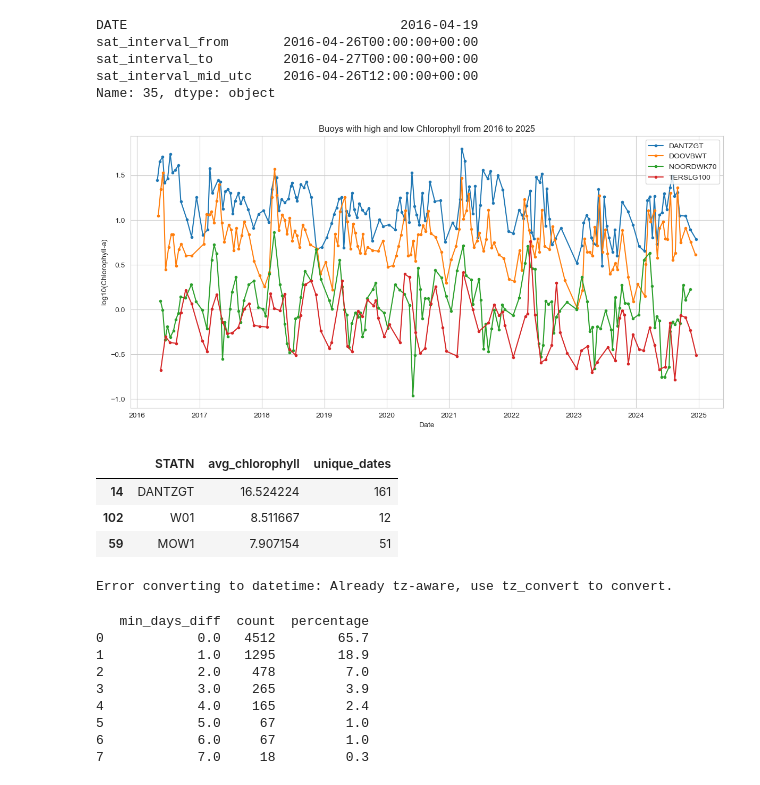
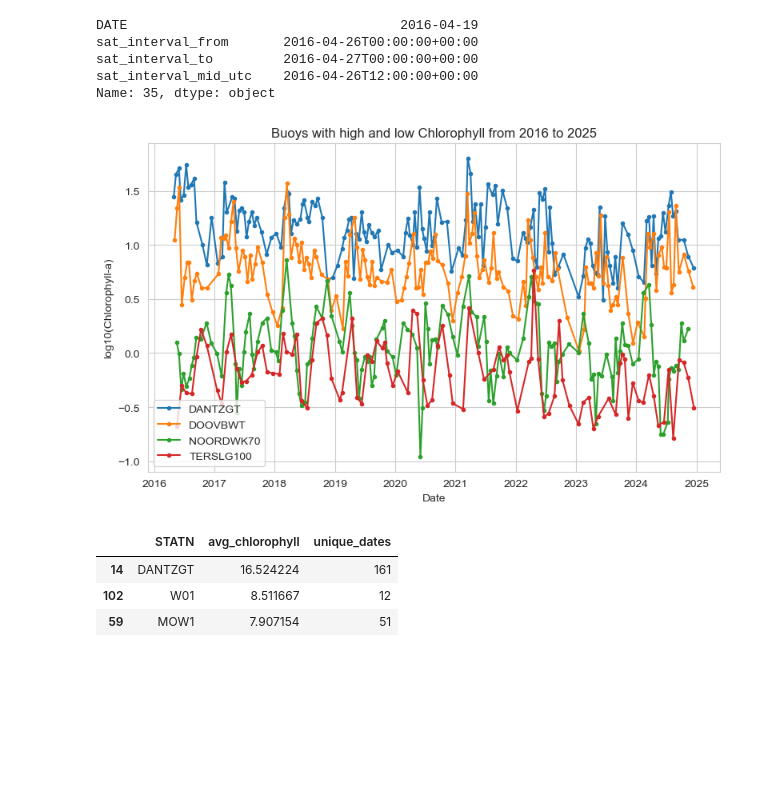
Before and after one commit to Luc1405/SSML, a Jupyter notebook: DataExploration.ipynb, the cells around one changed output. Drawn from its saved outputs; the diff is of its cells as text; code cells hidden in the pictures; blank space fills up the shorter version.

Commit message:
Update figures

```diff
--- a/DataExploration.ipynb
+++ b/DataExploration.ipynb
@@ -84,6 +84,29 @@ fig.tight_layout()
 plt.show()
 # %% [output]
 [figure]
+# %%
+# Used for QGIS
+
+# Round coordinates if needed (optional, to merge "almost same" points)
+df["lat_round"] = df["Latitude"].round(4)
+df["lon_round"] = df["Longitude"].round(4)
+
+# Take mean per location
+df_avg = (
+    df.groupby(["lat_round", "lon_round"], as_index=False)
+      .agg({"Value": "mean"})
+)
+
+df_avg["log_value"] = np.log10(df_avg["Value"])
+
+# Convert back to GeoDataFrame
+gdf = gpd.GeoDataFrame(
+    df_avg,
+    geometry=gpd.points_from_xy(df_avg["lon_round"], df_avg["lat_round"]),
+    crs="EPSG:4326"
+).to_crs(epsg=3857)
+
+gdf.to_file("chlorophyll_points.gpkg", driver="GPKG")
 # %%
 # Remove rows with missing coordinates or chlorophyll values
 df_map = df.dropna(subset=["Latitude", "Longitude", "Value"]).copy()
@@ -327,10 +344,6 @@ sat_interval_to         2016-04-27T00:00:00+00:00
 sat_interval_mid_utc    2016-04-26T12:00:00+00:00
 Name: 35, dtype: object
 # %%
-import pandas as pd
-import numpy as np
-import matplotlib.pyplot as plt
-
 # Ensure DATE is datetime and drop missing values
 df['DATE'] = pd.to_datetime(df['DATE'], errors='coerce')
 df = df.dropna(subset=['DATE', 'Value'])
@@ -344,33 +357,33 @@ high_avg_buoy2 = "DOOVBWT"
 low_avg_buoy = "NOORDWK70"
 low_avg_buoy2 = "TERSLG100"
 
 def average_per_date(df_buoy):
     # group by DATE and take median of Value_log if multiple measurements exist
     return df_buoy.groupby('DATE', as_index=False)['Value_log'].mean().sort_values('DATE')
 
 
 df_high = average_per_date(df[df['STATN'] == high_avg_buoy])
 df_high2 = average_per_date(df[df['STATN'] == high_avg_buoy2])
 df_low = average_per_date(df[df['STATN'] == low_avg_buoy])
 df_low2 = average_per_date(df[df['STATN'] == low_avg_buoy2])
 
 # Plot both
-fig, ax = plt.subplots(figsize=(12,6))
+fig, ax = plt.subplots(figsize=(8,5))
 
 ax.plot(df_high['DATE'], df_high['Value_log'], marker='.', linestyle='-', label=f'{high_avg_buoy}')
 ax.plot(df_high2['DATE'], df_high2['Value_log'], marker='.', linestyle='-', label=f'{high_avg_buoy2}')
 ax.plot(df_low['DATE'], df_low['Value_log'], marker='.', linestyle='-', label=f'{low_avg_buoy}')
 ax.plot(df_low2['DATE'], df_low2['Value_log'], marker='.', linestyle='-', label=f'{low_avg_buoy2}')
 
 ax.set_xlabel("Date")
 ax.set_ylabel("log10(Chlorophyll-a)")
 ax.set_title("Buoys with high and low Chlorophyll from 2016 to 2025")
 ax.legend()
 fig.tight_layout()
 
 # Save figure as PDF
 fig.savefig("output/high_low_avg_buoys.pdf", bbox_inches="tight")
 plt.show()
 # %% [output]
-[figure, old version]
+[figure, new version]
 # %%
@@ -394,9 +404,6 @@ summary_df.head(3)
 | 102 | W01 | 8.511667 | 12 |
 | 59 | MOW1 | 7.907154 | 51 |
 # %%
-import pandas as pd
-import numpy as np
-
 # ensure all are datetime
 try:
     df['DATE'] = pd.to_datetime(df['DATE'], errors='coerce').dt.tz_localize('UTC')
@@ -406,36 +413,3 @@ try:
 except Exception as e:
     # You cant rerun this cell
     print("Error converting to datetime:", e)
-# %% [output]
-Error converting to datetime: Already tz-aware, use tz_convert to convert.
-# %%
-import pandas as pd
-import numpy as np
-
-# drop missing values
-df = df.dropna(subset=['DATE', 'Value', 'sat_interval_from', 'sat_interval_to'])
-
-# Compute differences in days
-df['days_from'] = (df['sat_interval_from'] - df['DATE']).dt.total_seconds() / (24*3600)
-df['days_to']   = (df['sat_interval_to'] - df['DATE']).dt.total_seconds() / (24*3600)
-df['min_days_diff'] = df[['days_from','days_to']].abs().min(axis=1)
-
-# Frequency table
-freq_table = df['min_days_diff_rounded'].value_counts().sort_index().reset_index()
-freq_table.columns = ['min_days_diff', 'count']
-
-# Add percentage column
-total = freq_table['count'].sum()
-freq_table['percentage'] = (freq_table['count'] / total * 100).round(1)  # rounded to 1 decimal
-
-print(freq_table)
-# %% [output]
-   min_days_diff  count  percentage
-0            0.0   4512        65.7
-1            1.0   1295        18.9
-2            2.0    478         7.0
-3            3.0    265         3.9
-4            4.0    165         2.4
-5            5.0     67         1.0
-6            6.0     67         1.0
-7            7.0     18         0.3
```
Also changed, not shown: parts of 6 cells of this notebook, 1 other file.
